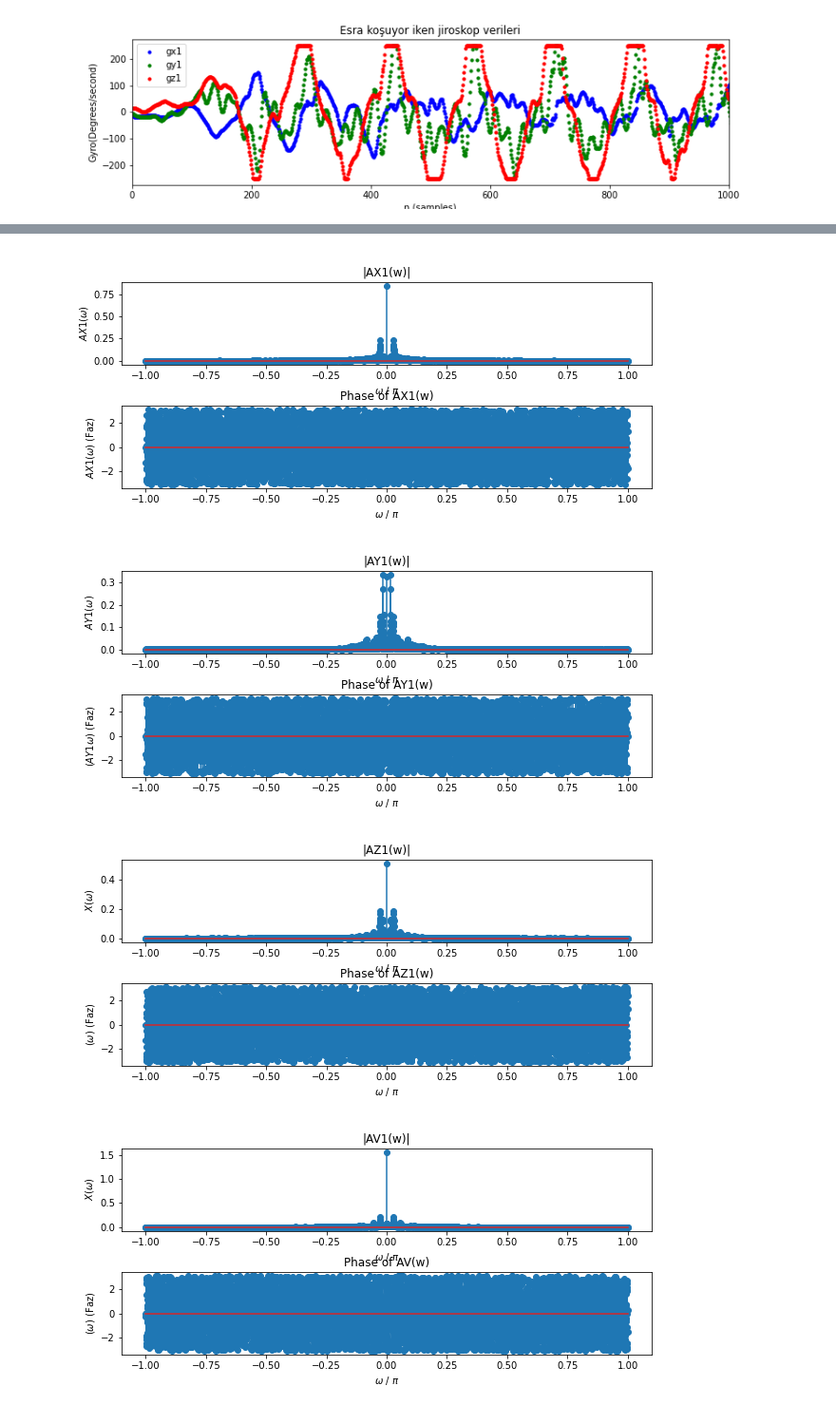
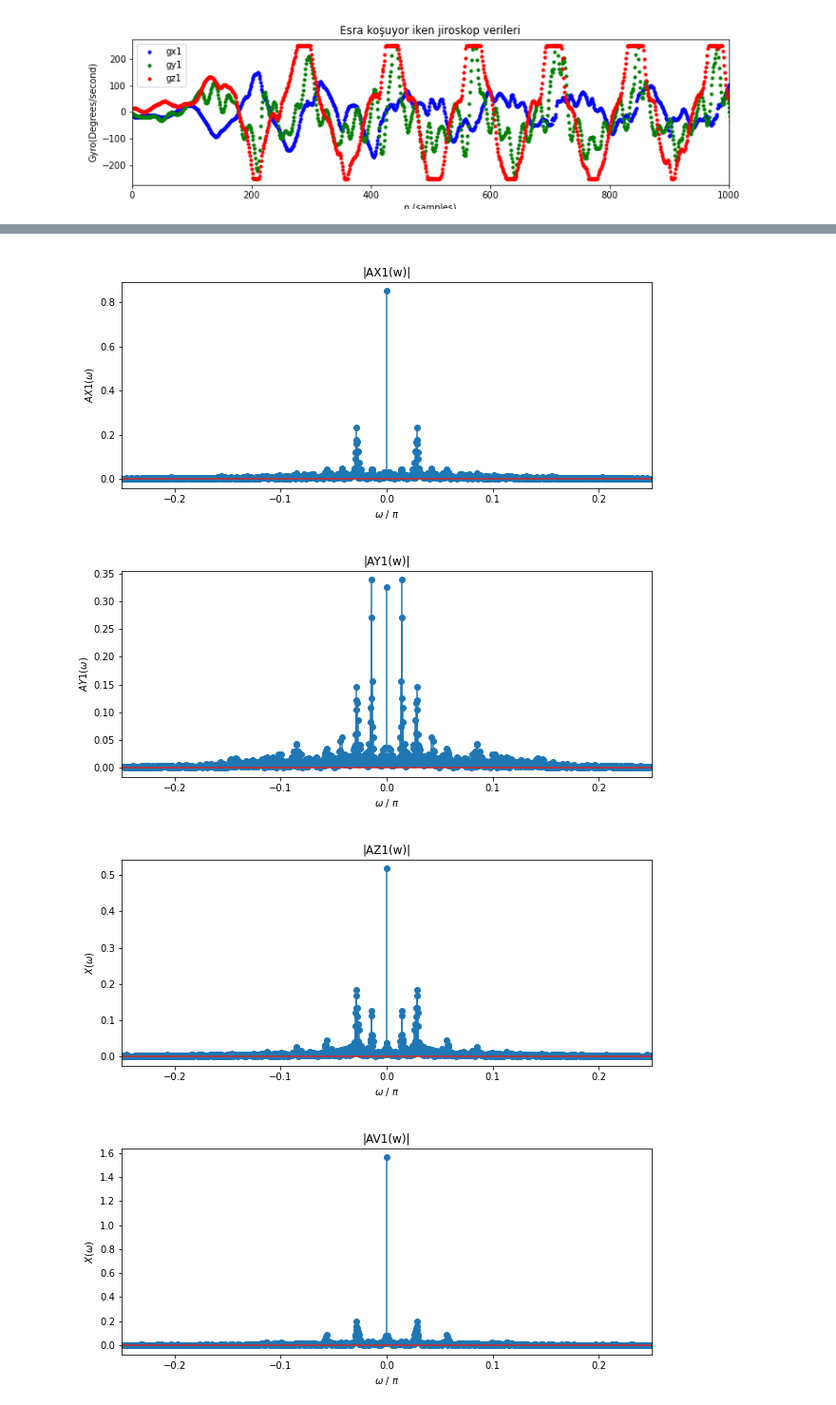
Before and after one commit to fouad1233/pico_step_counter, a Jupyter notebook: data/data_analyze.ipynb, the cells around one changed output, grey strips where cells are left out. Shown at 95% size. Saved outputs shown, nothing was run; the diff lists cells and outputs as text; code cells hidden in the pictures.

```diff
--- a/data/data_analyze.ipynb
+++ b/data/data_analyze.ipynb
@@ -228,76 +207,57 @@ w= np.arange(-np.pi, np.pi , 2*np.pi/N) # omega ekseninin pi ile +pi arasında t
 AX1 = np.fft.fftshift(np.fft.fft(ax1, N)/N) # x3[n] ayrık zamanlı işaretin Fourier transformu X3(w)
 
 plt.figure(figsize = (10,4))
-plt.subplot(2,1,1)
 plt.stem(w/np.pi,abs(AX1))      # X3(w) işaretinin grafiğinin çizdirilmesi
+plt.xlim([-0.25,0.25])
 plt.title("|AX1(w)|")
 plt.xlabel("$\omega$ / $\pi$") # grafiğin x ekseninin isimlendirilmesi
 plt.ylabel("$AX1(\omega)$")  # grafiğin y ekseninin isimlendirilmesi
+plt.show()
 
-plt.subplot(2,1,2)
-plt.stem(w/np.pi,np.angle(AX1))  #X3(w) işaretinin grafiğinin çizdirilmesi
-plt.title("Phase of AX1(w)")
-plt.xlabel("$\omega$ / $\pi$") # grafiğin x ekseninin isimlendirilmesi
-plt.ylabel("$AX1(\omega)$ (Faz)") # grafiğin y ekseninin isimlendirilmesi
-plt.subplots_adjust(hspace=0.5)
 
 N = len(ay1)
 w= np.arange(-np.pi, np.pi , 2*np.pi/N) # omega ekseninin pi ile +pi arasında tanımlanması
 AY1 = np.fft.fftshift(np.fft.fft(ay1, N)/N) # x3[n] ayrık zamanlı işaretin Fourier transformu X3(w)
 
 plt.figure(figsize = (10,4))
-plt.subplot(2,1,1)
 plt.stem(w/np.pi,abs(AY1))      # X3(w) işaretinin grafiğinin çizdirilmesi
+plt.xlim([-0.25,0.25])
 plt.title("|AY1(w)|")
 plt.xlabel("$\omega$ / $\pi$") # grafiğin x ekseninin isimlendirilmesi
 plt.ylabel("$AY1(\omega)$")  # grafiğin y ekseninin isimlendirilmesi
+plt.show()
 
-plt.subplot(2,1,2)
-plt.stem(w/np.pi,np.angle(AY1))  #X3(w) işaretinin grafiğinin çizdirilmesi
-plt.title("Phase of AY1(w)")
-plt.xlabel("$\omega$ / $\pi$") # grafiğin x ekseninin isimlendirilmesi
-plt.ylabel("$(AY1\omega)$ (Faz)") # grafiğin y ekseninin isimlendirilmesi
-plt.subplots_adjust(hspace=0.5)
+
 
 N = len(az1)
 w= np.arange(-np.pi, np.pi , 2*np.pi/N) # omega ekseninin pi ile +pi arasında tanımlanması
 AZ1 = np.fft.fftshift(np.fft.fft(az1, N)/N) # x3[n] ayrık zamanlı işaretin Fourier transformu X3(w)
 
 plt.figure(figsize = (10,4))
-plt.subplot(2,1,1)
 plt.stem(w/np.pi,abs(AZ1))      # X3(w) işaretinin grafiğinin çizdirilmesi
+plt.xlim([-0.25,0.25])
 plt.title("|AZ1(w)|")
 plt.xlabel("$\omega$ / $\pi$") # grafiğin x ekseninin isimlendirilmesi
 plt.ylabel("$X(\omega)$")  # grafiğin y ekseninin isimlendirilmesi
+plt.show()
 
-plt.subplot(2,1,2)
-plt.stem(w/np.pi,np.angle(AZ1))  #X3(w) işaretinin grafiğinin çizdirilmesi
-plt.title("Phase of AZ1(w)")
-plt.xlabel("$\omega$ / $\pi$") # grafiğin x ekseninin isimlendirilmesi
-plt.ylabel("$(\omega)$ (Faz)") # grafiğin y ekseninin isimlendirilmesi
-plt.subplots_adjust(hspace=0.5)
+
 
 avector1 = np.sqrt(np.array(ax1)**2 + np.array(ay1)**2 + np.array(az1)**2)
 
 N = len(avector1)
 w= np.arange(-np.pi, np.pi , 2*np.pi/N) # omega ekseninin pi ile +pi arasında tanımlanması
 AV1 = np.fft.fftshift(np.fft.fft(avector1, N)/N) # x3[n] ayrık zamanlı işaretin Fourier transformu X3(w)
 
 plt.figure(figsize = (10,4))
-plt.subplot(2,1,1)
 plt.stem(w/np.pi,abs(AV1))      # X3(w) işaretinin grafiğinin çizdirilmesi
+plt.xlim([-0.25,0.25])
 plt.title("|AV1(w)|")
 plt.xlabel("$\omega$ / $\pi$") # grafiğin x ekseninin isimlendirilmesi
 plt.ylabel("$X(\omega)$")  # grafiğin y ekseninin isimlendirilmesi
-
-plt.subplot(2,1,2)
-plt.stem(w/np.pi,np.angle(AV1))  #X3(w) işaretinin grafiğinin çizdirilmesi
-plt.title("Phase of AV(w)")
-plt.xlabel("$\omega$ / $\pi$") # grafiğin x ekseninin isimlendirilmesi
-plt.ylabel("$(\omega)$ (Faz)") # grafiğin y ekseninin isimlendirilmesi
-plt.subplots_adjust(hspace=0.5)
+plt.show()
 # %% [output]
-[figure, old version]
+[figure, new version]
-[figure, old version]
+[figure, new version]
-[figure, old version]
+[figure, new version]
-[figure, old version]
+[figure, new version]
```
Also changed, not shown: parts of 2 cells of this notebook.
